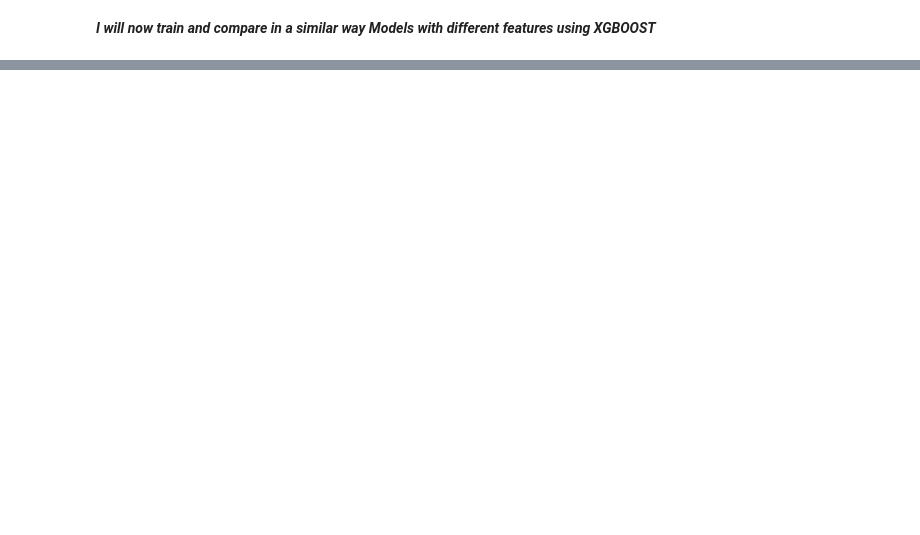
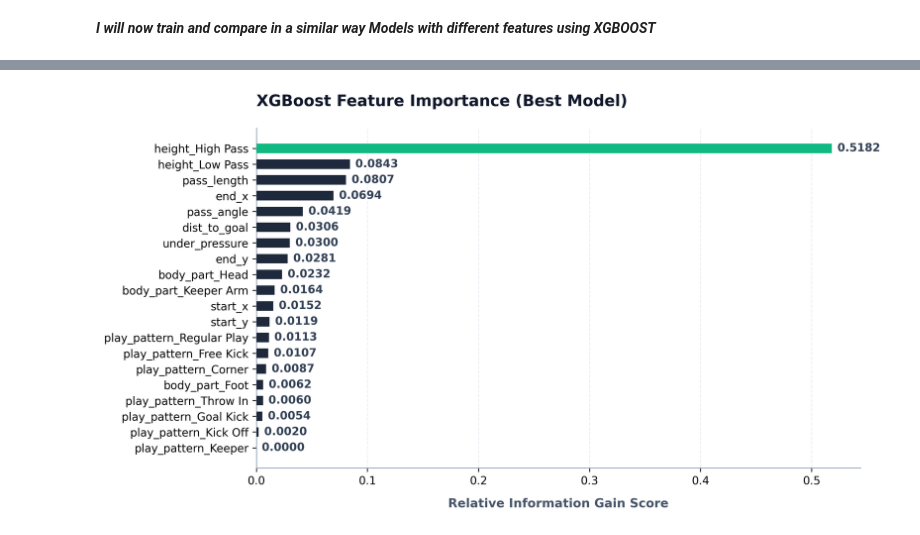
Before and after one commit to charalampisandreou/xPass-Project, a Jupyter notebook: notebooks/week4_model-training.ipynb, the cells around one changed output, grey strips where cells are left out. Drawn from its saved outputs; the diff is of its cells as text; code cells hidden in the pictures; blank space fills up the shorter version.

```diff
--- a/notebooks/week4_model-training.ipynb
+++ b/notebooks/week4_model-training.ipynb
@@ -388 +485,4 @@ Baseline ROC-AUC for XGBOOST Model: 0.87668
+# %%
+xgb_best = xgb8
+feat_best = feat8
 # %% [markdown]
@@ -389,0 +492,8 @@ Baseline ROC-AUC for XGBOOST Model: 0.87668
+# %%
+importance_df = pd.DataFrame({
+    'Features': feat_best,
+    'Importance': xgb_best.feature_importances_
+})
+
+importance_df = importance_df.sort_values('Importance', axis=0, ascending = 1)
+print('-FEATURES IMPORTANCE-\n', importance_df)
@@ -389,0 +518,60 @@ Baseline ROC-AUC for XGBOOST Model: 0.87668
+# %%
+import matplotlib.pyplot as plt
+import numpy as np
+
+fig, ax = plt.subplots(figsize=(10, 5.5), dpi=300)
+
+# 1. Ορισμός χρωμάτων για επαγγελματικό design
+bar_color = '#1e293b'       # Σκούρο γκρι/μπλε (Slate) για όλες τις μπάρες
+top_bar_color = '#10b981'   # Καθαρό σμαραγδί (Emerald Green) για το #1 χαρακτηριστικό
+
+# Δημιουργούμε μια λίστα χρωμάτων όπου όλα είναι Slate, εκτός από το τελευταίο (το κορυφαίο) που είναι Emerald
+colors = [bar_color] * (len(importance_df) - 1) + [top_bar_color]
+
+# 2. Σχεδίαση των οριζόντιων μπαρών
+bars = ax.barh(
+    importance_df['Features'],
+    importance_df['Importance'],
+    color=colors,
+    height=0.6,
+    zorder=3
+)
+
+# 3. Προσθήκη διακριτικού Grid (πλέγματος) στον άξονα Χ
+ax.grid(axis='x', linestyle='--', alpha=0.4, color='#cbd5e1', zorder=0)
+
+# 4. Αφαίρεση των περιττών πλαισίων (Spines) για καθαρό UI
+ax.spines['top'].set_visible(False)
+ax.spines['right'].set_visible(False)
+ax.spines['left'].set_color('#94a3b8')
+ax.spines['bottom'].set_color('#94a3b8')
+
+# 5. Προσθήκη των αριθμητικών τιμών Gain στην άκρη κάθε μπάρας
+for bar in bars:
+    width = bar.get_width()
+    ax.text(
+        width + 0.005,
+        bar.get_y() + bar.get_height()/2,
+        f"{width:.4f}",
+        va='center',
+        ha='left',
+        fontsize=10,
+        weight='bold',
+        color='#334155'
+    )
+
+# 6. Τίτλοι και ονομασίες αξόνων
+ax.set_title(
+    "XGBoost Feature Importance (Best Model)",
+    fontsize=14,
+    weight='bold',
+    pad=20,
+    color='#0f172a',
+    loc='left'
+)
+ax.set_xlabel("Relative Information Gain Score", fontsize=11, weight='bold', color='#475569', labelpad=10)
+
+plt.tight_layout()
+plt.show()
+# %% [output]
+[figure, added]
```
Also changed, not shown: parts of 25 cells of this notebook, 2 other files.
